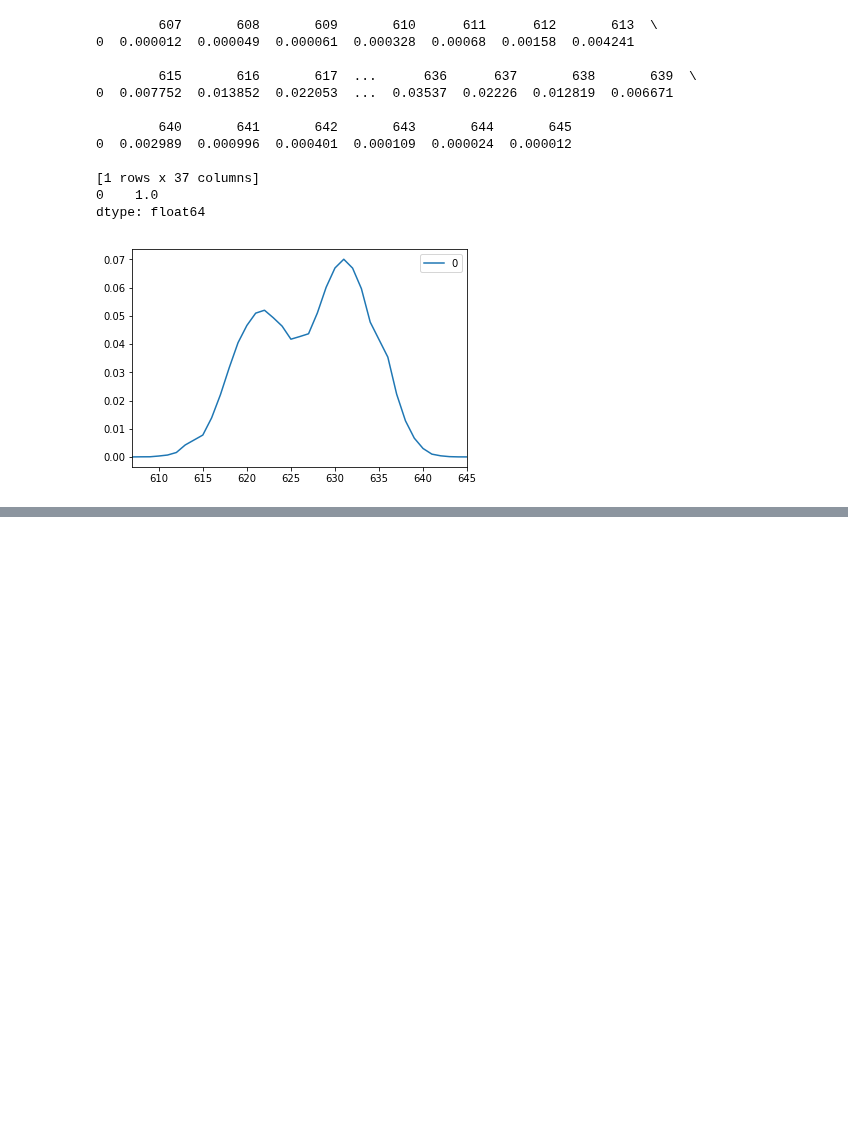
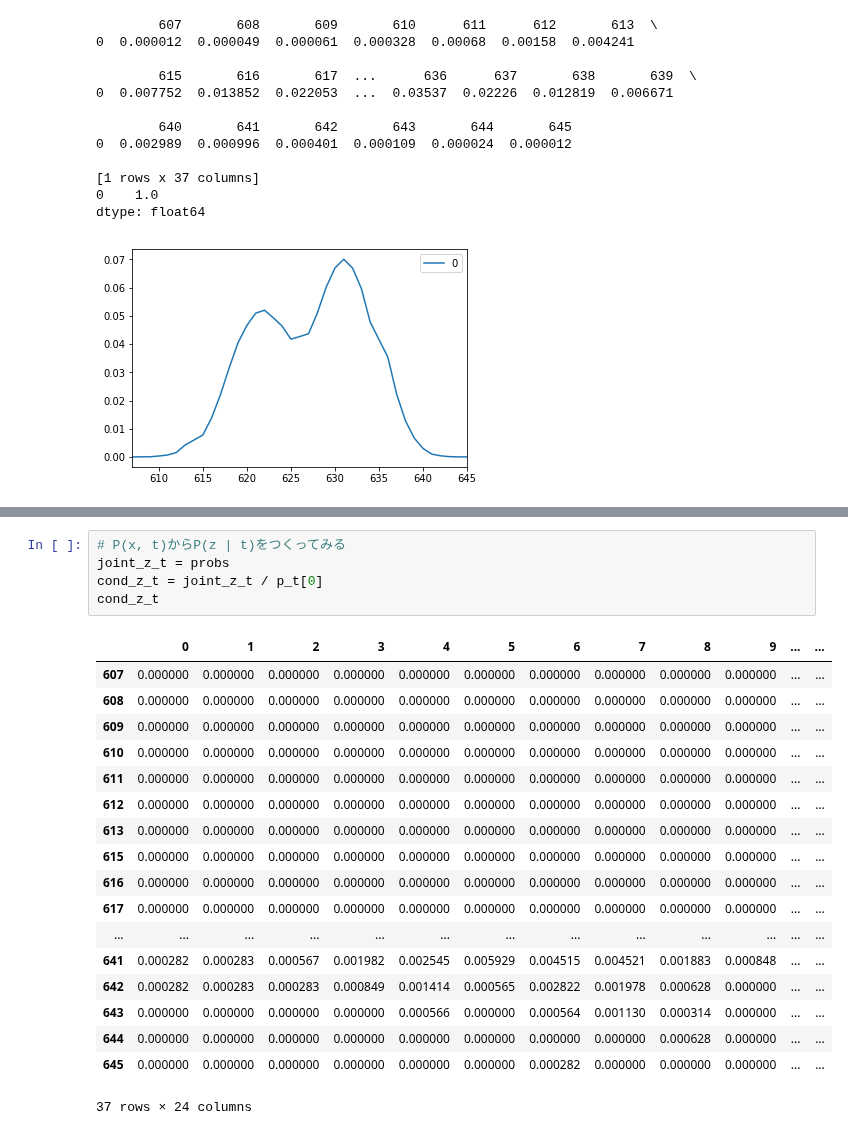
Before and after one commit to fugashy/probabilistic_robotics_simulator, a Jupyter notebook: basic_of_stochastic/multi_modal_distribution.ipynb, the cells around one changed output, grey strips where cells are left out. Saved outputs shown, nothing was run; the diff lists cells and outputs as text; blank space fills up the shorter version.

```diff
--- a/basic_of_stochastic/multi_modal_distribution.ipynb
+++ b/basic_of_stochastic/multi_modal_distribution.ipynb
@@ -211,0 +234,24 @@ dtype: float64
+# %%
+# P(x, t)からP(z | t)をつくってみる
+joint_z_t = probs
+cond_z_t = joint_z_t / p_t[0]
+cond_z_t
+# %% [output]
+|  | 0 | 1 | 2 | 3 | 4 | 5 | 6 | 7 | 8 | 9 | ... | ... |
+| 607 | 0.000000 | 0.000000 | 0.000000 | 0.000000 | 0.000000 | 0.000000 | 0.000000 | 0.000000 | 0.000000 | 0.000000 | ... | ... |
+| 608 | 0.000000 | 0.000000 | 0.000000 | 0.000000 | 0.000000 | 0.000000 | 0.000000 | 0.000000 | 0.000000 | 0.000000 | ... | ... |
+| 609 | 0.000000 | 0.000000 | 0.000000 | 0.000000 | 0.000000 | 0.000000 | 0.000000 | 0.000000 | 0.000000 | 0.000000 | ... | ... |
+| 610 | 0.000000 | 0.000000 | 0.000000 | 0.000000 | 0.000000 | 0.000000 | 0.000000 | 0.000000 | 0.000000 | 0.000000 | ... | ... |
+| 611 | 0.000000 | 0.000000 | 0.000000 | 0.000000 | 0.000000 | 0.000000 | 0.000000 | 0.000000 | 0.000000 | 0.000000 | ... | ... |
+| 612 | 0.000000 | 0.000000 | 0.000000 | 0.000000 | 0.000000 | 0.000000 | 0.000000 | 0.000000 | 0.000000 | 0.000000 | ... | ... |
+| 613 | 0.000000 | 0.000000 | 0.000000 | 0.000000 | 0.000000 | 0.000000 | 0.000000 | 0.000000 | 0.000000 | 0.000000 | ... | ... |
+| 615 | 0.000000 | 0.000000 | 0.000000 | 0.000000 | 0.000000 | 0.000000 | 0.000000 | 0.000000 | 0.000000 | 0.000000 | ... | ... |
+| 616 | 0.000000 | 0.000000 | 0.000000 | 0.000000 | 0.000000 | 0.000000 | 0.000000 | 0.000000 | 0.000000 | 0.000000 | ... | ... |
+| 617 | 0.000000 | 0.000000 | 0.000000 | 0.000000 | 0.000000 | 0.000000 | 0.000000 | 0.000000 | 0.000000 | 0.000000 | ... | ... |
+| ... | ... | ... | ... | ... | ... | ... | ... | ... | ... | ... | ... | ... |
+| 641 | 0.000282 | 0.000283 | 0.000567 | 0.001982 | 0.002545 | 0.005929 | 0.004515 | 0.004521 | 0.001883 | 0.000848 | ... | ... |
+| 642 | 0.000282 | 0.000283 | 0.000283 | 0.000849 | 0.001414 | 0.000565 | 0.002822 | 0.001978 | 0.000628 | 0.000000 | ... | ... |
+| 643 | 0.000000 | 0.000000 | 0.000000 | 0.000000 | 0.000566 | 0.000000 | 0.000564 | 0.001130 | 0.000314 | 0.000000 | ... | ... |
+| 644 | 0.000000 | 0.000000 | 0.000000 | 0.000000 | 0.000000 | 0.000000 | 0.000000 | 0.000000 | 0.000628 | 0.000000 | ... | ... |
+| 645 | 0.000000 | 0.000000 | 0.000000 | 0.000000 | 0.000000 | 0.000000 | 0.000282 | 0.000000 | 0.000000 | 0.000000 | ... | ... |
+37 rows × 24 columns
```
Also changed, not shown: parts of 3 cells of this notebook.
